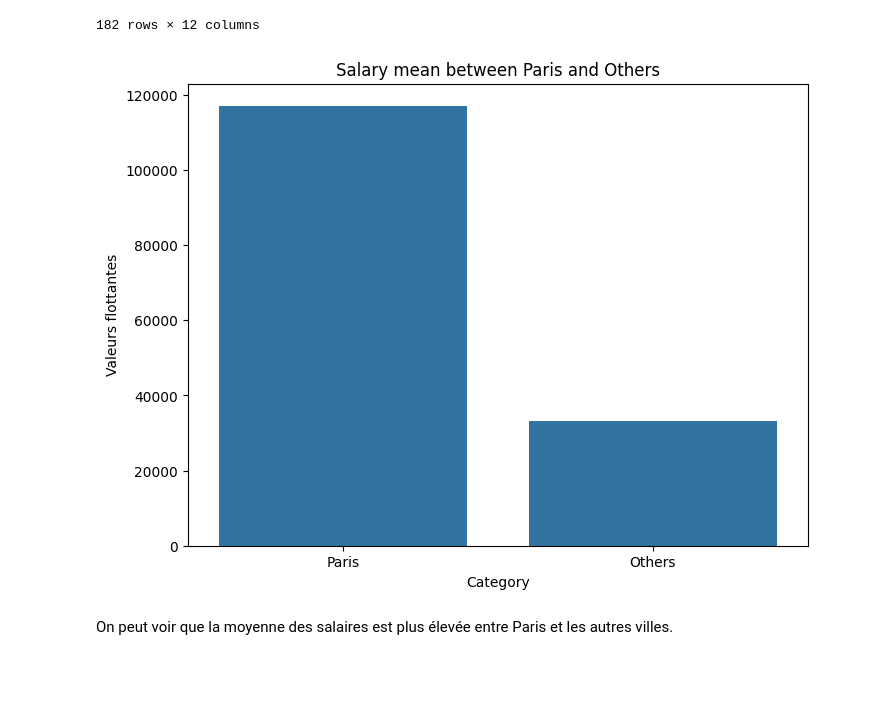
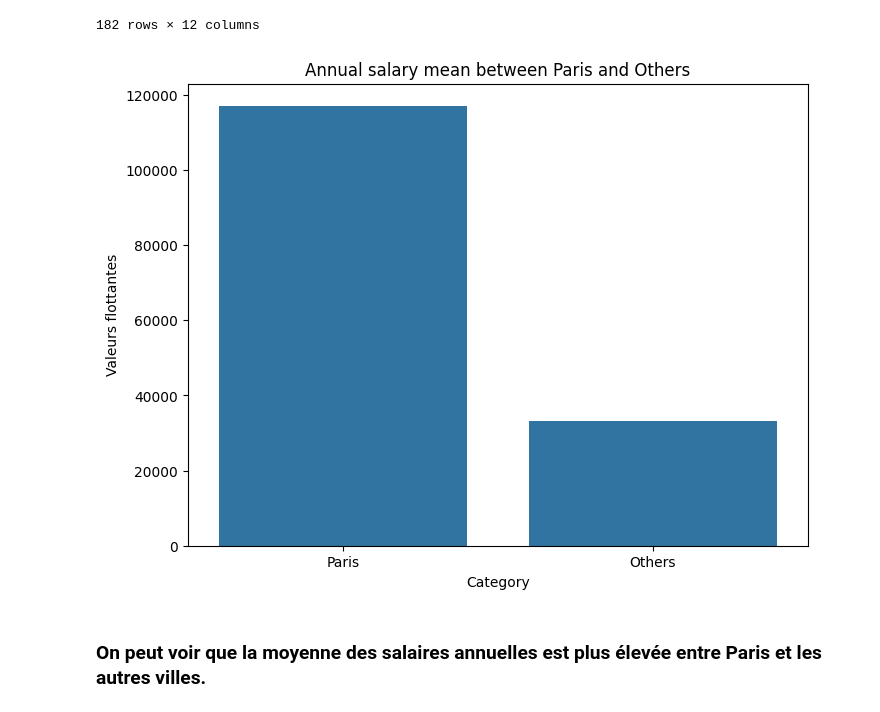
Before and after one commit to TouKhen/project-bloc-2, a Jupyter notebook: data.ipynb, the cells around one changed output. Saved outputs shown, nothing was run; the diff lists cells and outputs as text; code cells hidden in the pictures; blank space fills up the shorter version.

```diff
--- a/data.ipynb
+++ b/data.ipynb
@@ -116,19 +116,19 @@ import matplotlib.pyplot as plt
 # %%
 categories = ['Paris', 'Others']
 data1 = paris_data['job_annual_salary'].mean()
 data2 = not_paris_data['job_annual_salary'].mean()
 
 paris_datas = pd.DataFrame({
     'Category': categories,
     'Values': [data1, data2]
 })
 
 plt.figure(figsize=(8, 6))
 sns.barplot(x='Category', y='Values', data=paris_datas)
 plt.ylabel('Valeurs flottantes')
-plt.title('Salary mean between Paris and Others')
+plt.title('Annual salary mean between Paris and Others')
 plt.show()
 # %% [output]
-[figure, old version]
+[figure, new version]
 # %% [markdown]
-On peut voir que la moyenne des salaires est plus élevée entre Paris et les autres villes.
+### On peut voir que la moyenne des salaires annuelles est plus élevée entre Paris et les autres villes.
```
